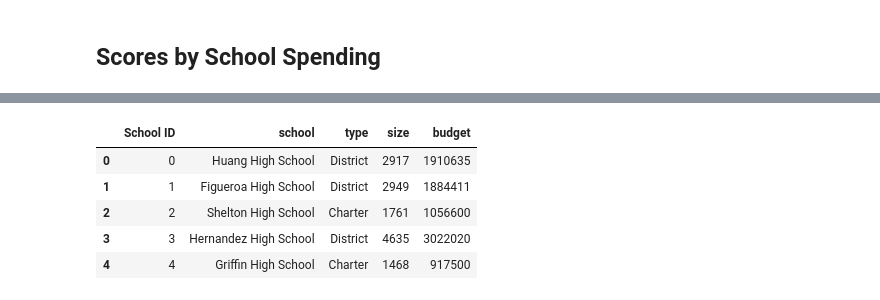
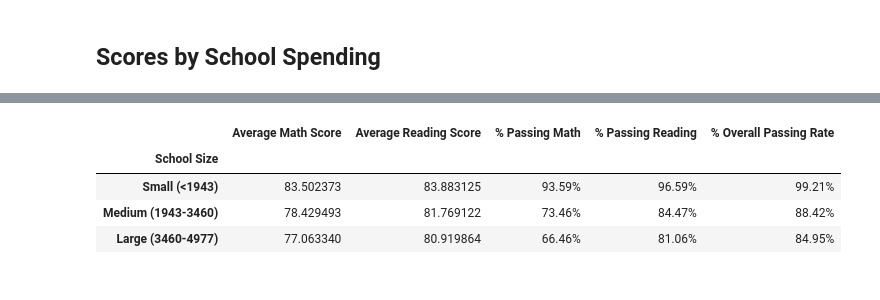
Before and after one commit to buitron/academy_of_py_analysis, a Jupyter notebook: solution/aop_summary.ipynb, the cells around one changed output, grey strips where cells are left out. Drawn from its saved outputs; the diff is of its cells as text; code cells hidden in the pictures.

```diff
--- a/solution/aop_summary.ipynb
+++ b/solution/aop_summary.ipynb
@@ -229,13 +268,17 @@ school_read_scores_df[['9th', '10th', '11th', '12th']]
 # %%
-# locate the per student spending max and mins
-spend_min = school_summary_df['Per Student Budget'].min()
-spend_max = school_summary_df['Per Student Budget'].max()
+# locate the per student schooling max and mins
+school_min = school_summary_df['Total Students'].min()
+school_max = school_summary_df['Total Students'].max()
 
 # dynamic bin generator
-bins = list(np.linspace(spend_min - 1,spend_max + 1,num=(spend_max-spend_min)/14, dtype=int))
+bins = list(np.linspace(school_min - 1,school_max + 1,num=(school_max-school_min)/1000, dtype=int))
 
 # dynamic label generator
-labels = ["<{}".format(bins[1])]
+labels = ["(<{})".format(bins[1])]
 for k in range(len(bins)):
-    labels.append("{0}-{1}".format(bins[k-1], bins[k]))
+    labels.append("({0}-{1})".format(bins[k-1], bins[k]))
 del labels[1:3]
+
+labels[0] = "Small {}".format(labels[0])
+labels[1] = "Medium {}".format(labels[1])
+labels[2] = "Large {}".format(labels[2])
@@ -272,9 +285,21 @@ students_df.head()
-# %%
-schools_df.head()
-# %% [output]
-|  | School ID | school | type | size | budget |
-| 0 | 0 | Huang High School | District | 2917 | 1910635 |
-| 1 | 1 | Figueroa High School | District | 2949 | 1884411 |
-| 2 | 2 | Shelton High School | Charter | 1761 | 1056600 |
-| 3 | 3 | Hernandez High School | District | 4635 | 3022020 |
-| 4 | 4 | Griffin High School | Charter | 1468 | 917500 |
+# %%
+school_summary_df['School Size'] = pd.cut(school_summary_df['Total Students'], bins=bins, labels=labels)
+school_size_ranges_df = school_summary_df[[
+    'School Size','Average Math Score','Average Reading Score',
+    '% Passing Math','% Passing Reading','% Overall Passing Rate']].copy()
+
+# grouby School Size (Per Student)
+school_size_gp_mn_df = school_size_ranges_df.groupby('School Size').mean()
+
+# format columns
+school_size_gp_mn_df['% Passing Math'] = (school_size_gp_mn_df['% Passing Math']*100).map("{:.2f}%".format)
+school_size_gp_mn_df['% Passing Reading'] = (school_size_gp_mn_df['% Passing Reading']*100).map("{:.2f}%".format)
+school_size_gp_mn_df['% Overall Passing Rate'] = (school_size_gp_mn_df['% Overall Passing Rate']*100).map("{:.2f}%".format)
+
+school_size_gp_mn_df
+# %% [output]
+|  | Average Math Score | Average Reading Score | % Passing Math | % Passing Reading | % Overall Passing Rate |
+| School Size |  |  |  |  |  |
+| Small (<1943) | 83.502373 | 83.883125 | 93.59% | 96.59% | 99.21% |
+| Medium (1943-3460) | 78.429493 | 81.769122 | 73.46% | 84.47% | 88.42% |
+| Large (3460-4977) | 77.063340 | 80.919864 | 66.46% | 81.06% | 84.95% |
```
Also changed, not shown: parts of 9 cells of this notebook.
